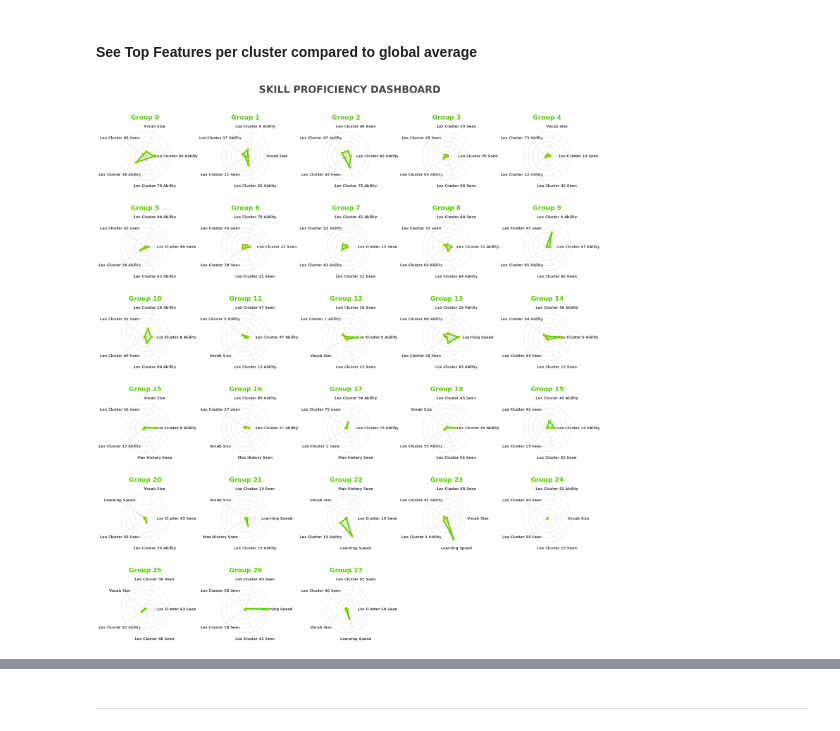
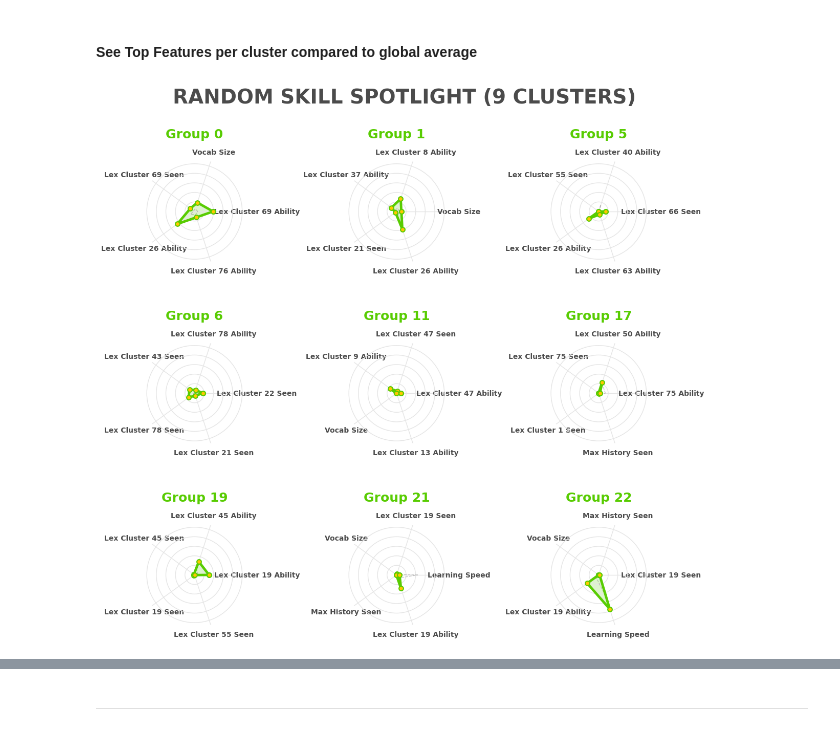
Before and after one commit to andrea-chong/KULDatathon2026, a Jupyter notebook: notebooks/HDBSCAN_user_cluster.ipynb, the cells around one changed output, grey strips where cells are left out. Saved outputs shown, nothing was run; the diff lists cells and outputs as text; code cells hidden in the pictures.

```diff
--- a/notebooks/HDBSCAN_user_cluster.ipynb
+++ b/notebooks/HDBSCAN_user_cluster.ipynb
@@ -133,7 +104,7 @@ Saved results for lex_clusters_B to '../data/tmp/hdbscan/' folder.
 # %% [markdown]
 #### See Top Features per cluster compared to global average
 # %%
-from src.evaluation.visualize import plot_cluster_top_features_radar, plot_all_clusters_radar_grid
-plot_all_clusters_radar_grid(processed_df, importance_dict)
+from src.evaluation.visualize import plot_cluster_top_features_radar, plot_all_clusters_radar_grid, plot_random_9_clusters_radar
+plot_random_9_clusters_radar(processed_df, importance_dict)
 # %% [output]
-[figure, old version]
+[figure, new version]
```
Also changed, not shown: parts of 5 cells of this notebook, 4 other files.
